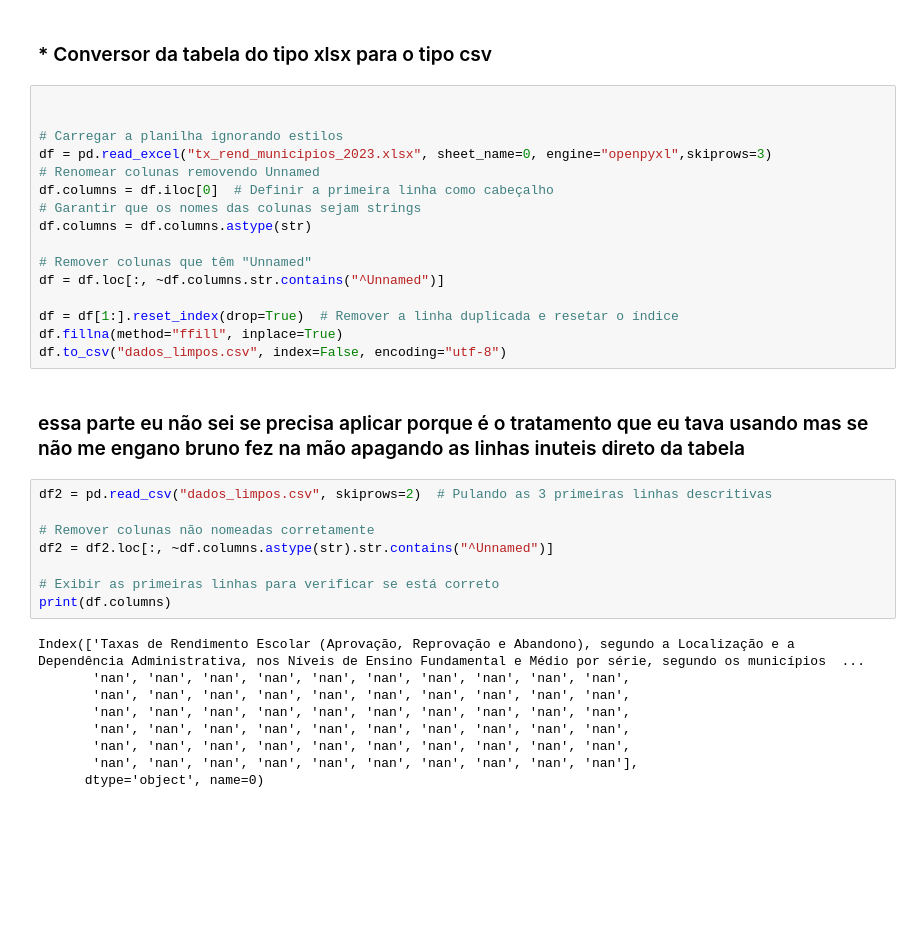
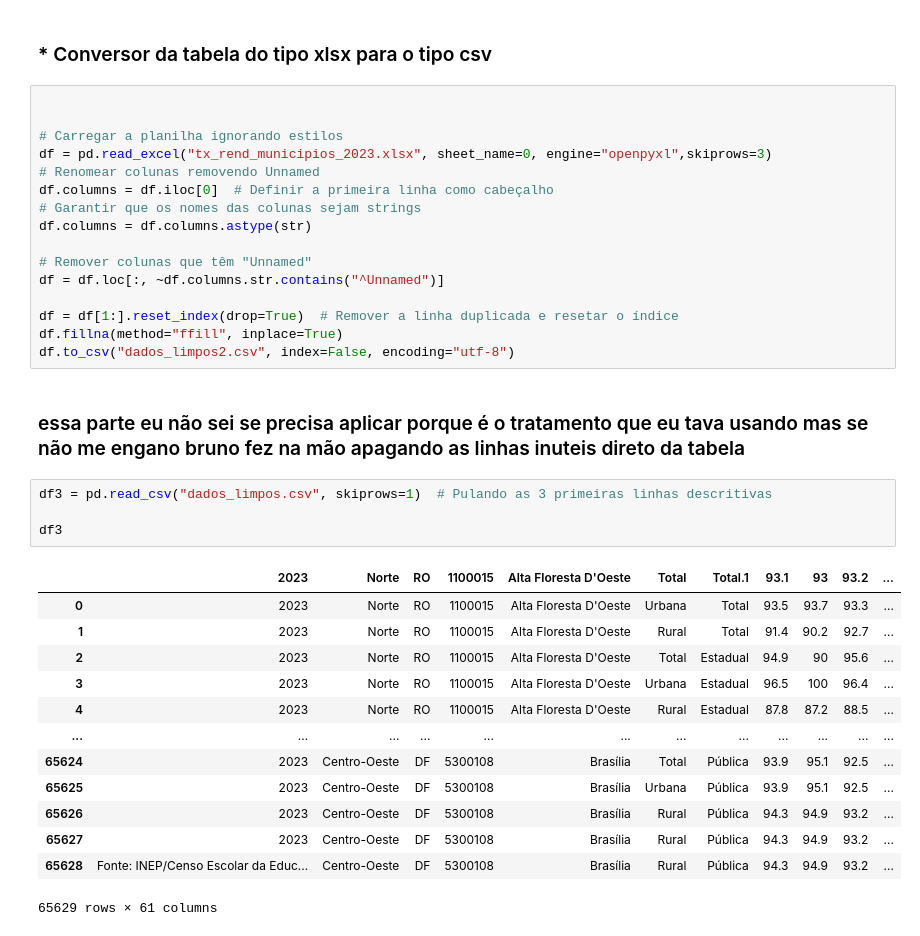
Before and after one commit to thiagodasillva/escolarData, a Jupyter notebook: conversor.ipynb, the cells around one changed output. Drawn from its saved outputs; the diff is of its cells as text; blank space fills up the shorter version.

```diff
--- a/conversor.ipynb
+++ b/conversor.ipynb
@@ -46,23 +46,24 @@ df = df.loc[:, ~df.columns.str.contains("^Unnamed")]
 
 df = df[1:].reset_index(drop=True)  # Remover a linha duplicada e resetar o índice
 df.fillna(method="ffill", inplace=True)
-df.to_csv("dados_limpos.csv", index=False, encoding="utf-8")
+df.to_csv("dados_limpos2.csv", index=False, encoding="utf-8")
 # %% [markdown]
 ### essa parte eu não sei se precisa aplicar porque é o tratamento que eu tava usando mas se não me engano bruno fez na mão apagando as linhas inuteis direto da tabela
-# %%
-df2 = pd.read_csv("dados_limpos.csv", skiprows=2)  # Pulando as 3 primeiras linhas descritivas
-
-# Remover colunas não nomeadas corretamente
-df2 = df2.loc[:, ~df.columns.astype(str).str.contains("^Unnamed")]
-
-# Exibir as primeiras linhas para verificar se está correto
-print(df.columns)
-# %% [output]
-Index(['Taxas de Rendimento Escolar (Aprovação, Reprovação e Abandono), segundo a Localização e a Dependência Administrativa, nos Níveis de Ensino Fundamental e Médio por série, segundo os municípios  ...
-       'nan', 'nan', 'nan', 'nan', 'nan', 'nan', 'nan', 'nan', 'nan', 'nan',
-       'nan', 'nan', 'nan', 'nan', 'nan', 'nan', 'nan', 'nan', 'nan', 'nan',
-       'nan', 'nan', 'nan', 'nan', 'nan', 'nan', 'nan', 'nan', 'nan', 'nan',
-       'nan', 'nan', 'nan', 'nan', 'nan', 'nan', 'nan', 'nan', 'nan', 'nan',
-       'nan', 'nan', 'nan', 'nan', 'nan', 'nan', 'nan', 'nan', 'nan', 'nan',
-       'nan', 'nan', 'nan', 'nan', 'nan', 'nan', 'nan', 'nan', 'nan', 'nan'],
-      dtype='object', name=0)
+# %%
+df3 = pd.read_csv("dados_limpos.csv", skiprows=1)  # Pulando as 3 primeiras linhas descritivas
+
+df3
+# %% [output]
+|  | 2023 | Norte | RO | 1100015 | Alta Floresta D'Oeste | Total | Total.1 | 93.1 | 93 | 93.2 | ... |
+| 0 | 2023 | Norte | RO | 1100015 | Alta Floresta D'Oeste | Urbana | Total | 93.5 | 93.7 | 93.3 | ... |
+| 1 | 2023 | Norte | RO | 1100015 | Alta Floresta D'Oeste | Rural | Total | 91.4 | 90.2 | 92.7 | ... |
+| 2 | 2023 | Norte | RO | 1100015 | Alta Floresta D'Oeste | Total | Estadual | 94.9 | 90 | 95.6 | ... |
+| 3 | 2023 | Norte | RO | 1100015 | Alta Floresta D'Oeste | Urbana | Estadual | 96.5 | 100 | 96.4 | ... |
+| 4 | 2023 | Norte | RO | 1100015 | Alta Floresta D'Oeste | Rural | Estadual | 87.8 | 87.2 | 88.5 | ... |
+| ... | ... | ... | ... | ... | ... | ... | ... | ... | ... | ... | ... |
+| 65624 | 2023 | Centro-Oeste | DF | 5300108 | Brasília | Total | Pública | 93.9 | 95.1 | 92.5 | ... |
+| 65625 | 2023 | Centro-Oeste | DF | 5300108 | Brasília | Urbana | Pública | 93.9 | 95.1 | 92.5 | ... |
+| 65626 | 2023 | Centro-Oeste | DF | 5300108 | Brasília | Rural | Pública | 94.3 | 94.9 | 93.2 | ... |
+| 65627 | 2023 | Centro-Oeste | DF | 5300108 | Brasília | Rural | Pública | 94.3 | 94.9 | 93.2 | ... |
+| 65628 | Fonte: INEP/Censo Escolar da Educ... | Centro-Oeste | DF | 5300108 | Brasília | Rural | Pública | 94.3 | 94.9 | 93.2 | ... |
+65629 rows × 61 columns
```
Also changed, not shown: parts of 1 cell of this notebook, 1 other file.
